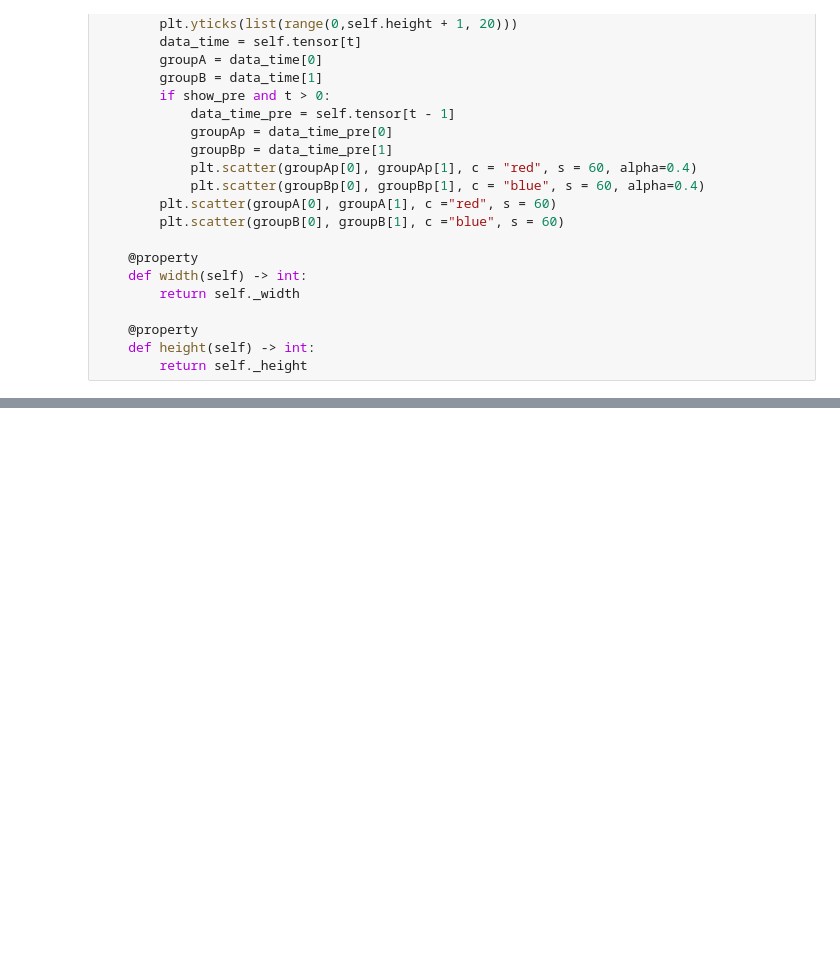
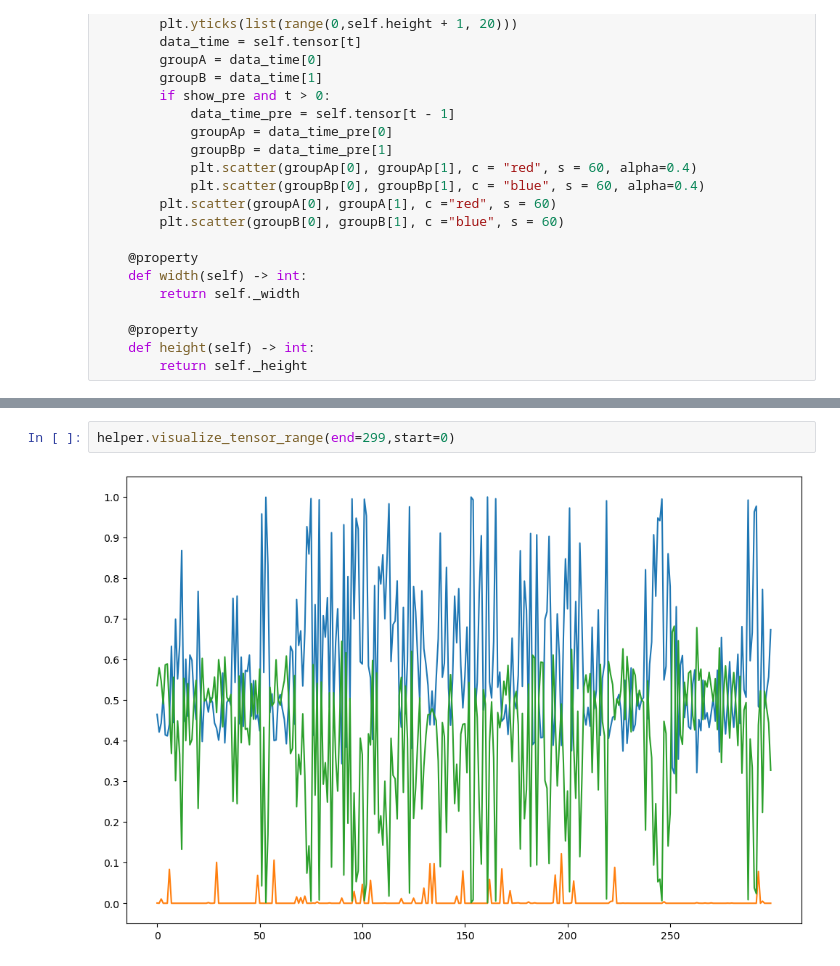
Before and after one commit to Lu-Zetian/gnn-for-goal-prediction, a Jupyter notebook: Visualization.ipynb, the cells around one changed output, grey strips where cells are left out. Saved outputs shown, nothing was run; the diff lists cells and outputs as text; blank space fills up the shorter version.

```diff
--- a/Visualization.ipynb
+++ b/Visualization.ipynb
@@ -199,0 +129,4 @@ Reading time:    0.921363353729248
+# %%
+helper.visualize_tensor_range(end=299,start=0)
+# %% [output]
+[figure, added]
```
Also changed, not shown: parts of 21 cells of this notebook.
